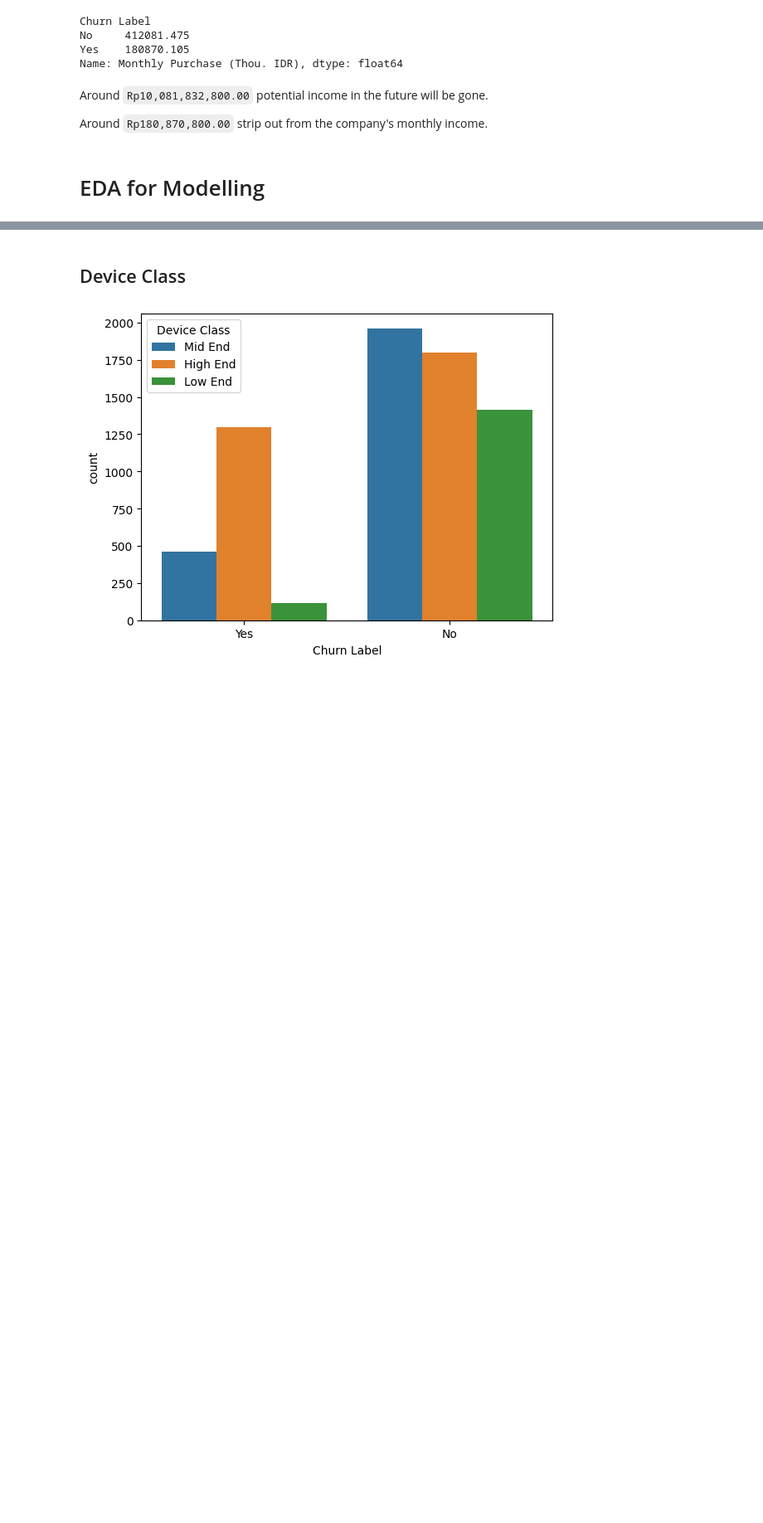
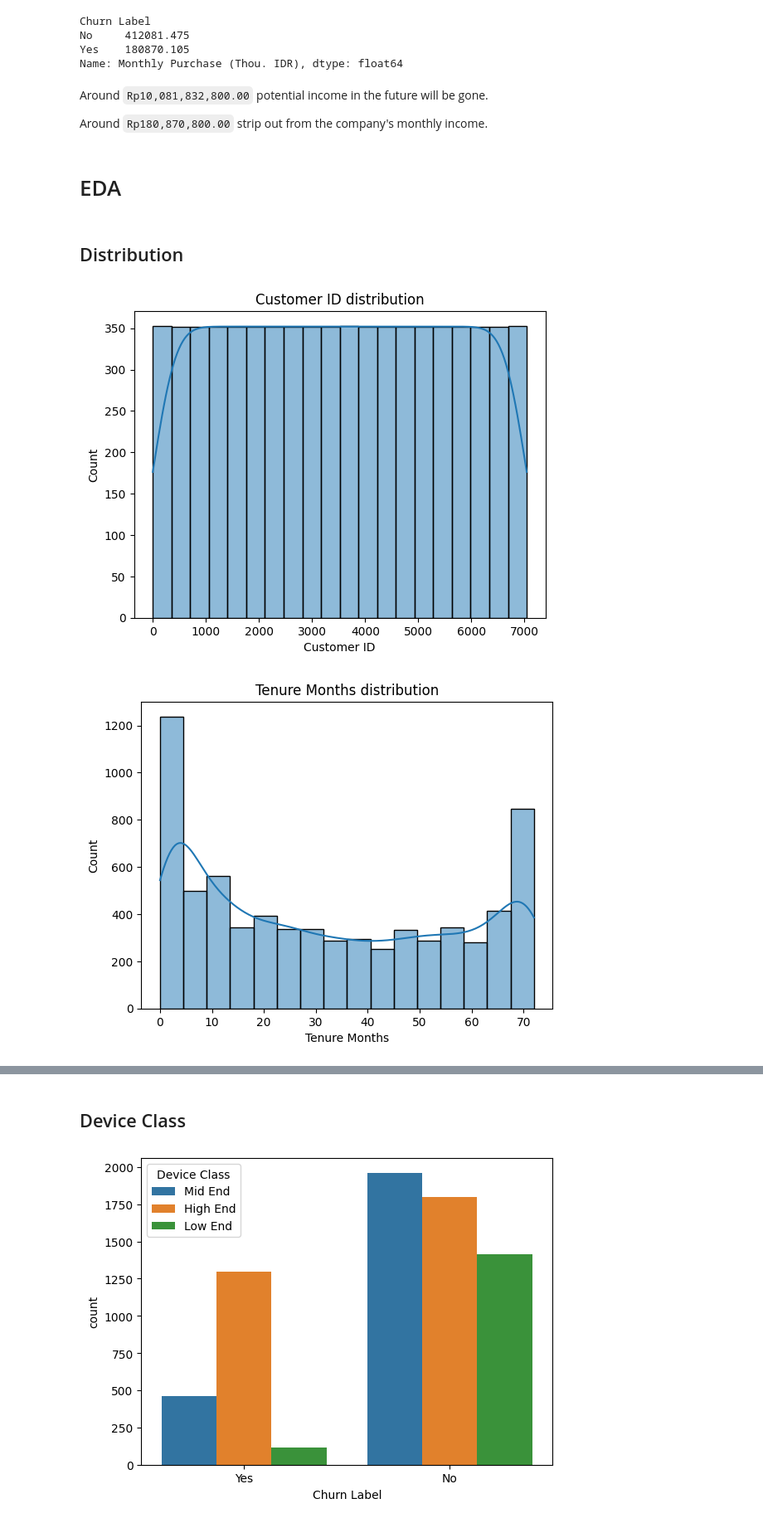
Before and after one commit to marcellinus-witarsah/data-challenge-dsw-2023, a Jupyter notebook: notebooks/03_churn_model.ipynb, the cells around one changed output, grey strips where cells are left out. Shown at 83% size. Saved outputs shown, nothing was run; the diff lists cells and outputs as text; code cells hidden in the pictures; blank space fills up the shorter version.

```diff
--- a/notebooks/03_churn_model.ipynb
+++ b/notebooks/03_churn_model.ipynb
@@ -48,4 +75,14 @@ Around `Rp10,081,832,800.00` potential income in the future will be gone.
 
 Around `Rp180,870,800.00` strip out from the company's monthly income.
 # %% [markdown]
-# EDA for Modelling
+# EDA
+# %% [markdown]
+## Distribution
+# %%
+for c in df.select_dtypes(include=[int, float]):
+    sns.histplot(df[c], kde=True)
+    plt.title(f"{c} distribution")
+    plt.show()
+# %% [output]
+[figure, added]
+[figure, added]
```
Also changed, not shown: parts of 42 cells of this notebook.
